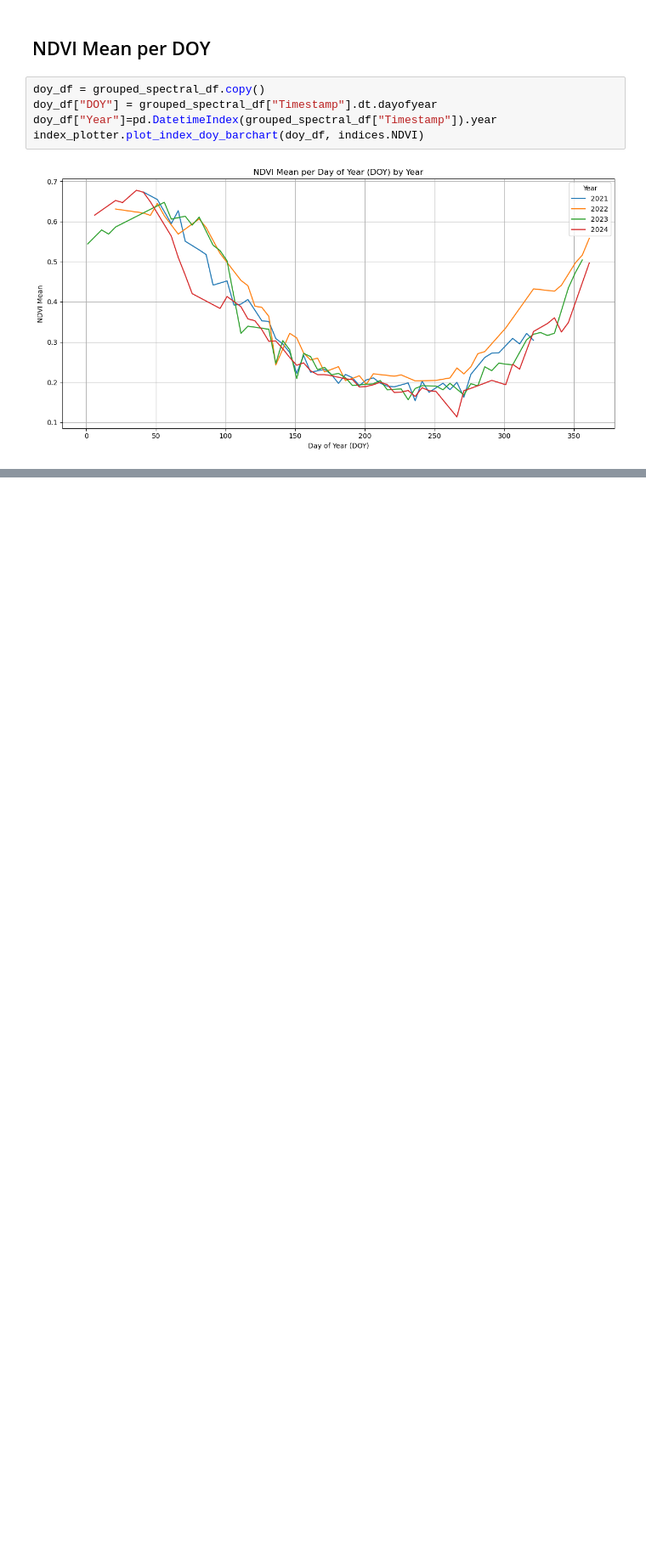
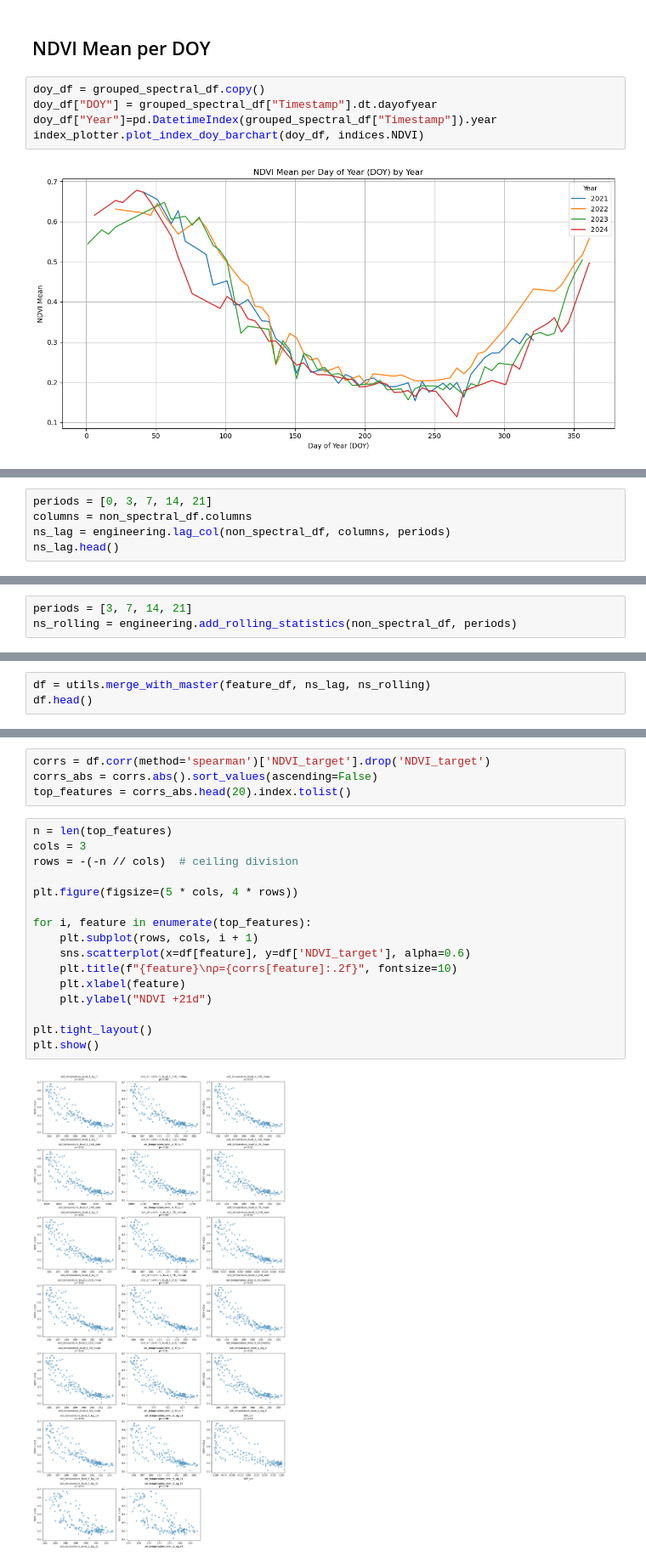
Before and after one commit to asembreek/fieldlens, a Jupyter notebook: src/Time Series Visualisation.ipynb, the cells around one changed output, grey strips where cells are left out. Shown at 85% size. Cells and saved outputs as stored; diff of their text form; blank space fills up the shorter version.

Commit message:
Start over with data analysis with a focus on actually predicting NDVI ahead of time to avoid wasting hours of my life.

```diff
--- a/src/Time Series Visualisation.ipynb
+++ b/src/Time Series Visualisation.ipynb
@@ -338,0 +180,5 @@ index_plotter.plot_index_doy_barchart(doy_df, indices.NDVI)
+# %%
+periods = [0, 3, 7, 14, 21]
+columns = non_spectral_df.columns
+ns_lag = engineering.lag_col(non_spectral_df, columns, periods)
+ns_lag.head()
@@ -338,0 +203,3 @@ index_plotter.plot_index_doy_barchart(doy_df, indices.NDVI)
+# %%
+periods = [3, 7, 14, 21]
+ns_rolling = engineering.add_rolling_statistics(non_spectral_df, periods)
@@ -338,0 +218,3 @@ index_plotter.plot_index_doy_barchart(doy_df, indices.NDVI)
+# %%
+df = utils.merge_with_master(feature_df, ns_lag, ns_rolling)
+df.head()
@@ -338,0 +229,22 @@ index_plotter.plot_index_doy_barchart(doy_df, indices.NDVI)
+# %%
+corrs = df.corr(method='spearman')['NDVI_target'].drop('NDVI_target')
+corrs_abs = corrs.abs().sort_values(ascending=False)
+top_features = corrs_abs.head(20).index.tolist()
+# %%
+n = len(top_features)
+cols = 3
+rows = -(-n // cols)  # ceiling division
+
+plt.figure(figsize=(5 * cols, 4 * rows))
+
+for i, feature in enumerate(top_features):
+    plt.subplot(rows, cols, i + 1)
+    sns.scatterplot(x=df[feature], y=df['NDVI_target'], alpha=0.6)
+    plt.title(f"{feature}\nρ={corrs[feature]:.2f}", fontsize=10)
+    plt.xlabel(feature)
+    plt.ylabel("NDVI +21d")
+
+plt.tight_layout()
+plt.show()
+# %% [output]
+[figure, added]
```
Also changed, not shown: parts of 52 cells of this notebook, 2 other files.
